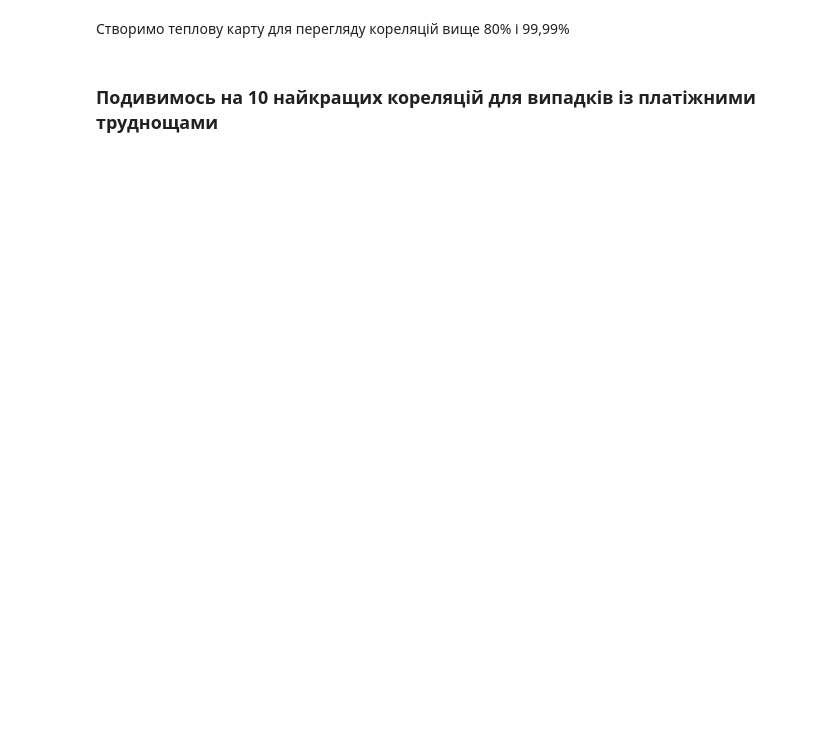
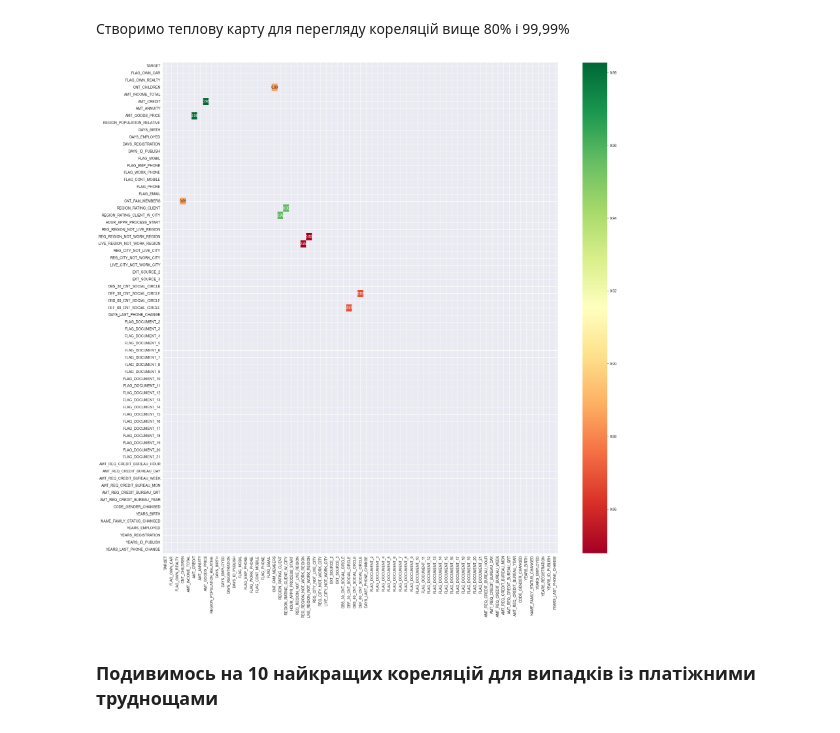
Before and after one commit to DmytroLitvinov/machine-learning-for-humans-2.0, a Jupyter notebook: modules/modules_1/HW_1_2_Credit_EDA.ipynb, the cells around one changed output. Drawn from its saved outputs; the diff is of its cells as text; code cells hidden in the pictures; blank space fills up the shorter version.

```diff
--- a/modules/modules_1/HW_1_2_Credit_EDA.ipynb
+++ b/modules/modules_1/HW_1_2_Credit_EDA.ipynb
@@ -2240,4 +2242,4 @@ df1.select_dtypes(include=["int64","float64"]).shape
 # %%
-corr_df1 = df1.select_dtypes(include=["int64","float64"]).corr()
+corr_df1 = df1.select_dtypes(include=["number"]).corr()
 # %%
 corr_df1.head()
@@ -2245,8 +2254,10 @@ corr_df1.head()
 Створимо теплову карту для перегляду кореляцій вище 80% і 99,99%
 # %%
 plt.figure(figsize = (25,25))
-sns.heatmap(data = corr_df1[(corr_df1 >= 0.8) & (corr_df1 < 0.9999)], annot = True, cmap = "RdYlGn", cbar = True, fmt='.2f')
+sns.heatmap(data = corr_df1[(corr_df1 >= 0.8) & (corr_df1 < 0.99)], annot = True, cmap = "RdYlGn", cbar = True, fmt='.2f')
 plt.show()
+# %% [output]
+[figure, added]
 # %% [markdown]
 ### Подивимось на 10 найкращих кореляцій для випадків із платіжними труднощами
 # %%
```
Also changed, not shown: parts of 29 cells of this notebook.
